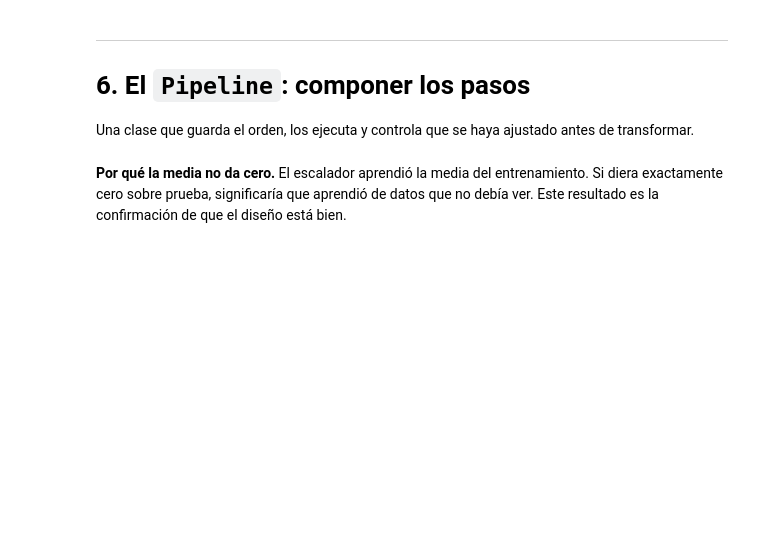
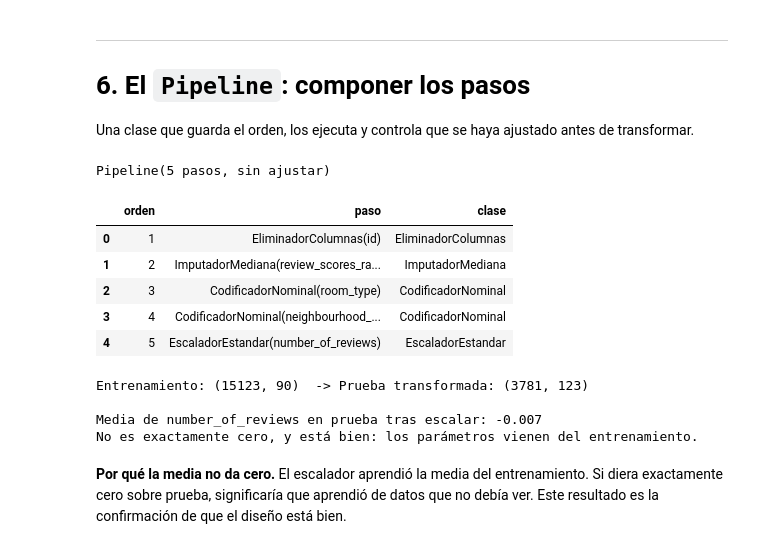
Before and after one commit to ggarcesv/grupo_8_magister_mcdi500, a Jupyter notebook: F3/S2_F3_NucleoAlgoritmico_Eficiencia_POO - AH.ipynb, the cells around one changed output. Saved outputs shown, nothing was run; the diff lists cells and outputs as text; code cells hidden in the pictures; blank space fills up the shorter version.

Commit message:
docs: modificacion pipeline F3

```diff
--- a/F3/S2_F3_NucleoAlgoritmico_Eficiencia_POO - AH.ipynb
+++ b/F3/S2_F3_NucleoAlgoritmico_Eficiencia_POO - AH.ipynb
@@ -983,48 +983,58 @@ class Pipeline:
             raise RuntimeError("Pipeline: hay que ajustar antes de transformar.")
         resultado = df.copy()
         for paso in self._pasos:
             resultado = paso.transformar(resultado)
         return resultado
 
     def pasos_ejecutados(self):
         """Devuelve los pasos, para poder registrar sus parámetros aprendidos."""
         return tuple(self._pasos)
 
     def resumen(self):
         return pd.DataFrame([
             {"orden": i, "paso": p.nombre, "clase": type(p).__name__}
             for i, p in enumerate(self._pasos, start=1)
         ])
 
     def __len__(self):
         return len(self._pasos)
 
     def __repr__(self):
         estado = "ajustado" if self._ajustado else "sin ajustar"
         return f"Pipeline({len(self._pasos)} pasos, {estado})"
 
 
 pipeline = Pipeline([
     EliminadorColumnas("id"),
-    ImputadorMediana("bmi"),
-    CodificadorNominal("work_type"),
-    CodificadorNominal("smoking_status"),
-    CodificadorNominal("gender"),
-    EscaladorEstandar("age"),
-    EscaladorEstandar("avg_glucose_level"),
-    EscaladorEstandar("bmi"),
+    ImputadorMediana("review_scores_rating"),
+    CodificadorNominal("room_type"),
+    CodificadorNominal("neighbourhood_cleansed"),
+    EscaladorEstandar("number_of_reviews"),
 ])
 
 print(pipeline)
 pipeline.resumen()
+# %% [output]
+Pipeline(5 pasos, sin ajustar)
+|  | orden | paso | clase |
+| 0 | 1 | EliminadorColumnas(id) | EliminadorColumnas |
+| 1 | 2 | ImputadorMediana(review_scores_ra... | ImputadorMediana |
+| 2 | 3 | CodificadorNominal(room_type) | CodificadorNominal |
+| 3 | 4 | CodificadorNominal(neighbourhood_... | CodificadorNominal |
+| 4 | 5 | EscaladorEstandar(number_of_reviews) | EscaladorEstandar |
 # %%
 # Ajustar con entrenamiento, transformar prueba: sin fuga de datos
 pipeline.ajustar(entrenamiento)
 prueba_lista = pipeline.transformar(prueba)
 
 print("Entrenamiento:", entrenamiento.shape, " -> Prueba transformada:", prueba_lista.shape)
-print("\nMedia de age en prueba tras escalar:", round(prueba_lista["age"].mean(), 4))
+print("\nMedia de number_of_reviews en prueba tras escalar:", round(prueba_lista["number_of_reviews"].mean(), 4))
 print("No es exactamente cero, y está bien: los parámetros vienen del entrenamiento.")
+# %% [output]
+Entrenamiento: (15123, 90)  -> Prueba transformada: (3781, 123)
+
+Media de number_of_reviews en prueba tras escalar: -0.007
+No es exactamente cero, y está bien: los parámetros vienen del entrenamiento.
 # %% [markdown]
 **Por qué la media no da cero.** El escalador aprendió la media del entrenamiento. Si
 diera exactamente cero sobre prueba, significaría que aprendió de datos que no debía
```
